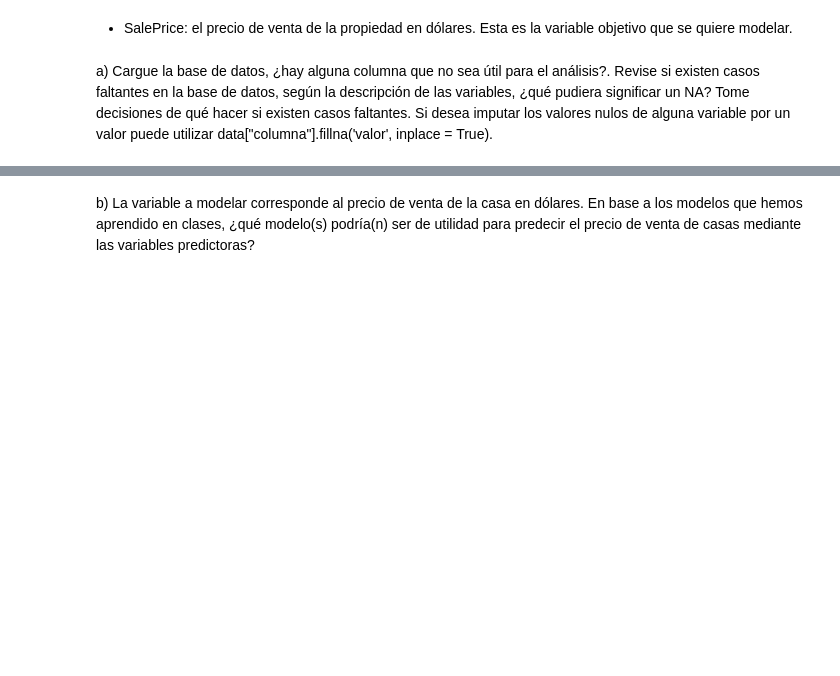
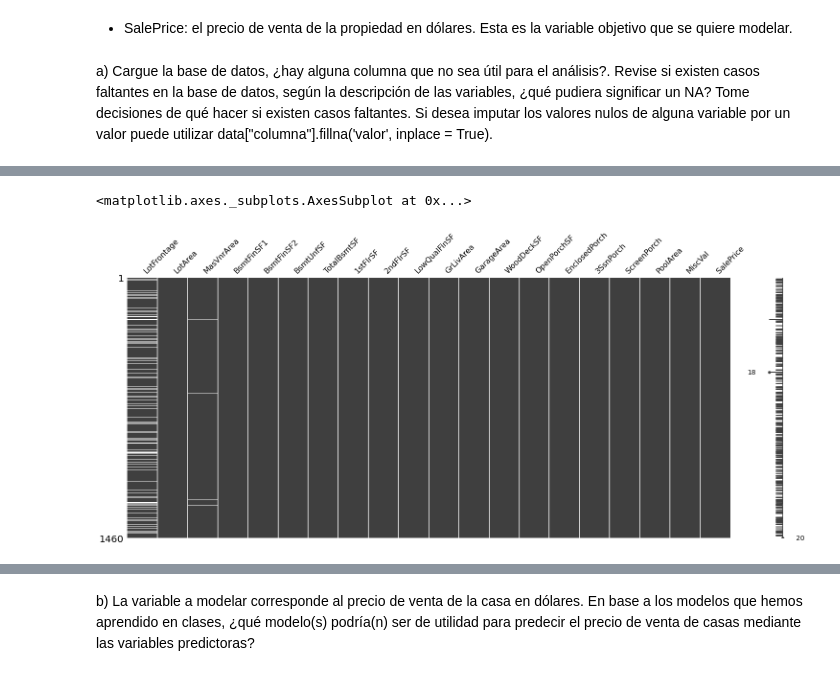
Before and after one commit to Vngel0/Python_UC, a Jupyter notebook: Clase_8_PCA_y_FA.ipynb, the cells around one changed output, grey strips where cells are left out. Saved outputs shown, nothing was run; the diff lists cells and outputs as text; code cells hidden in the pictures; blank space fills up the shorter version.

```diff
--- a/Clase_8_PCA_y_FA.ipynb
+++ b/Clase_8_PCA_y_FA.ipynb
@@ -494,3 +494,6 @@ La base de datos *House_price.csv* contiene información de casas. La idea es ob
 - SalePrice: el precio de venta de la propiedad en dólares. Esta es la variable objetivo que se quiere modelar.
 # %% [markdown]
 a) Cargue la base de datos, ¿hay alguna columna que no sea útil para el análisis?. Revise si existen casos faltantes en la base de datos, según la descripción de las variables, ¿qué pudiera significar un NA? Tome decisiones de qué hacer si existen casos faltantes. Si desea imputar los valores nulos de alguna variable por un valor puede utilizar data["columna"].fillna('valor', inplace = True).
+# %%
+df = pd.read_csv("https://raw.githubusercontent.com/Vngel0/Python_UC/main/House_price.csv", delimiter=";", index_col=0)
+df.head()
@@ -496,0 +508,6 @@ a) Cargue la base de datos, ¿hay alguna columna que no sea útil para el análi
+# %%
+import missingno as msngo
+msngo.matrix(df)
+# %% [output]
+<matplotlib.axes._subplots.AxesSubplot at 0x...>
+[figure, added]
```
Also changed, not shown: parts of 21 cells of this notebook.
